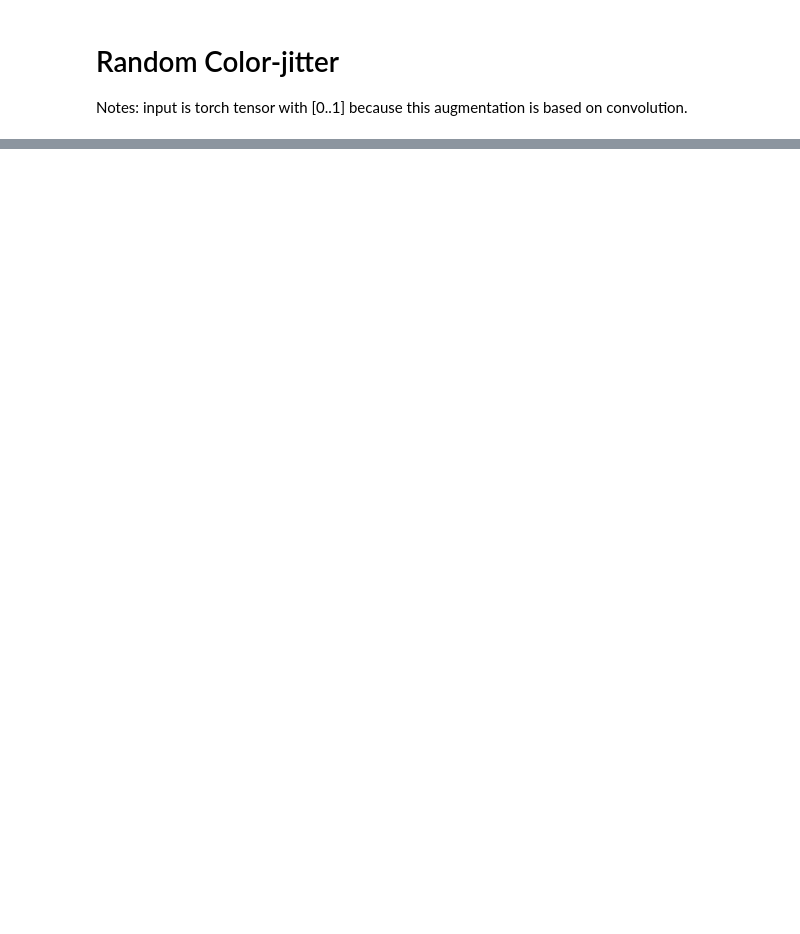
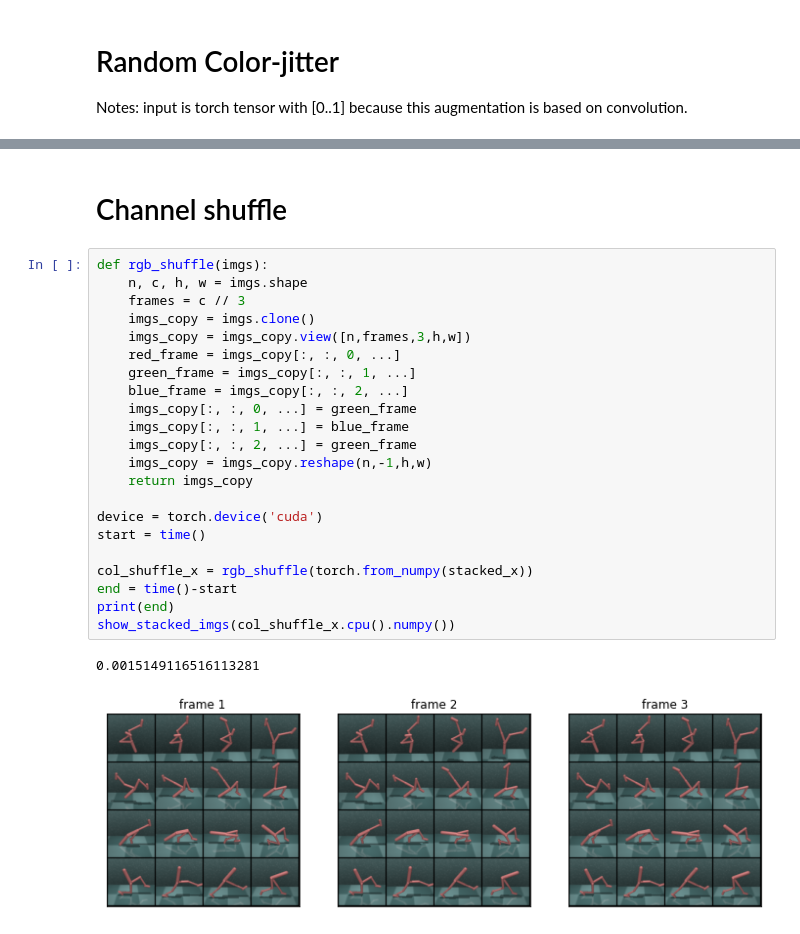
Before and after one commit to MishaLaskin/rad, a Jupyter notebook: Data Aug Visualization.ipynb, the cells around one changed output, grey strips where cells are left out. Saved outputs shown, nothing was run; the diff lists cells and outputs as text; blank space fills up the shorter version.

```diff
--- a/Data Aug Visualization.ipynb
+++ b/Data Aug Visualization.ipynb
@@ -416,0 +452,27 @@ GPU is 10.5X faster than CPU
+# %% [markdown]
+# Channel shuffle
+# %%
+def rgb_shuffle(imgs):
+    n, c, h, w = imgs.shape
+    frames = c // 3
+    imgs_copy = imgs.clone()
+    imgs_copy = imgs_copy.view([n,frames,3,h,w])
+    red_frame = imgs_copy[:, :, 0, ...]
+    green_frame = imgs_copy[:, :, 1, ...]
+    blue_frame = imgs_copy[:, :, 2, ...]
+    imgs_copy[:, :, 0, ...] = green_frame
+    imgs_copy[:, :, 1, ...] = blue_frame
+    imgs_copy[:, :, 2, ...] = green_frame
+    imgs_copy = imgs_copy.reshape(n,-1,h,w)
+    return imgs_copy
+
+device = torch.device('cuda')
+start = time()
+
+col_shuffle_x = rgb_shuffle(torch.from_numpy(stacked_x))
+end = time()-start
+print(end)
+show_stacked_imgs(col_shuffle_x.cpu().numpy())
+# %% [output]
+0.0015149116516113281
+[figure, added]
```
Also changed, not shown: parts of 15 cells of this notebook, 3 other files.
